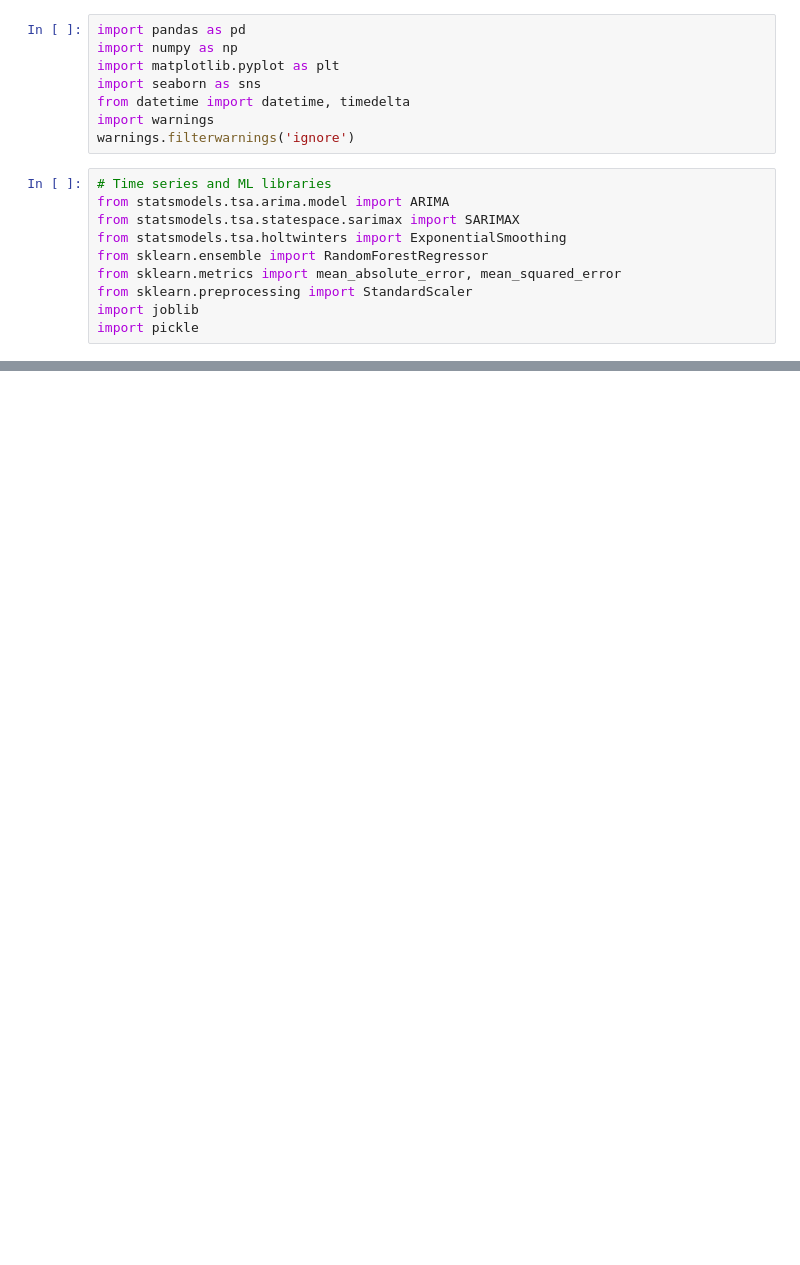
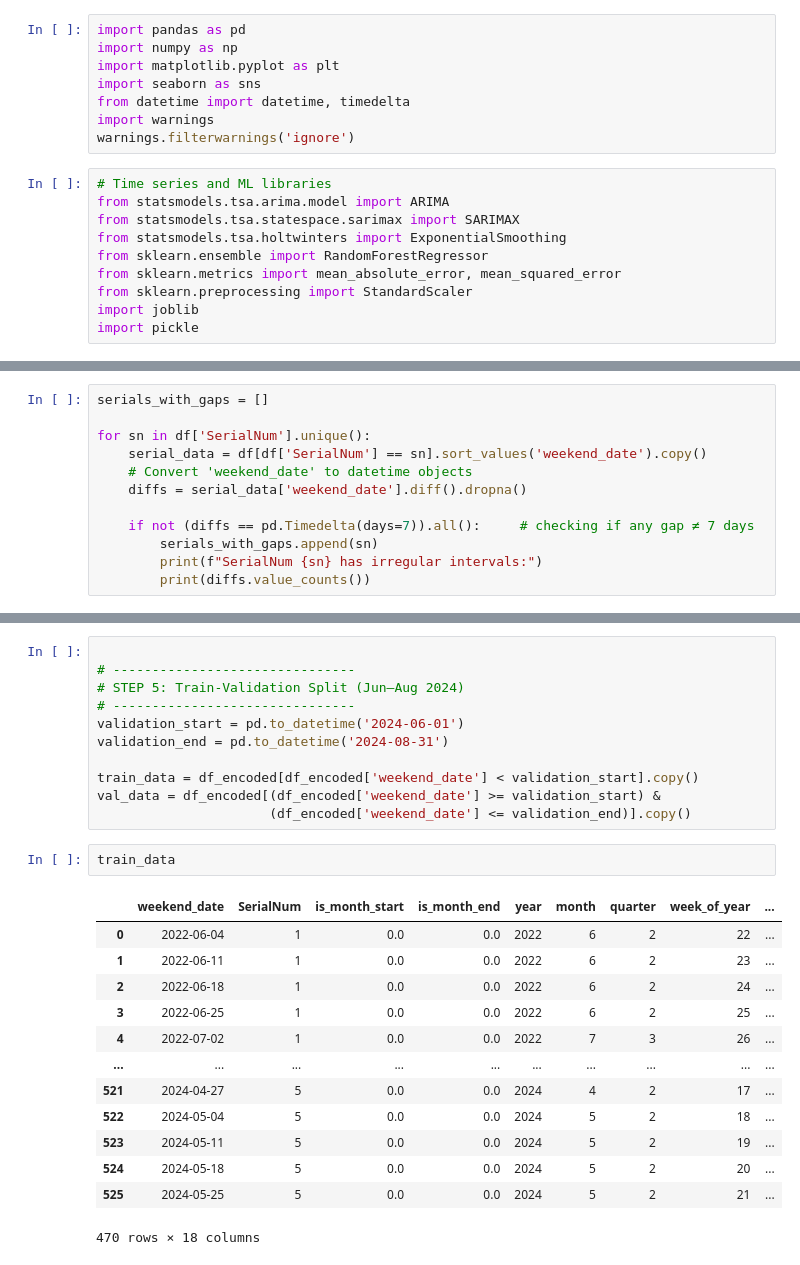
Before and after one commit to Pankaj-2003/Assignment, a Jupyter notebook: Modelling.ipynb, the cells around one changed output, grey strips where cells are left out. Cells and saved outputs as stored; diff of their text form; blank space fills up the shorter version.

```diff
--- a/Modelling.ipynb
+++ b/Modelling.ipynb
@@ -22,0 +25,12 @@ df = pd.read_csv('.csv')
+# %%
+serials_with_gaps = []
+
+for sn in df['SerialNum'].unique():
+    serial_data = df[df['SerialNum'] == sn].sort_values('weekend_date').copy()
+    # Convert 'weekend_date' to datetime objects
+    diffs = serial_data['weekend_date'].diff().dropna()
+
+    if not (diffs == pd.Timedelta(days=7)).all():     # checking if any gap ≠ 7 days
+        serials_with_gaps.append(sn)
+        print(f"SerialNum {sn} has irregular intervals:")
+        print(diffs.value_counts())
@@ -22,0 +192,27 @@ df = pd.read_csv('.csv')
+# %%
+
+# -------------------------------
+# STEP 5: Train-Validation Split (Jun–Aug 2024)
+# -------------------------------
+validation_start = pd.to_datetime('2024-06-01')
+validation_end = pd.to_datetime('2024-08-31')
+
+train_data = df_encoded[df_encoded['weekend_date'] < validation_start].copy()
+val_data = df_encoded[(df_encoded['weekend_date'] >= validation_start) &
+                      (df_encoded['weekend_date'] <= validation_end)].copy()
+# %%
+train_data
+# %% [output]
+|  | weekend_date | SerialNum | is_month_start | is_month_end | year | month | quarter | week_of_year | ... |
+| 0 | 2022-06-04 | 1 | 0.0 | 0.0 | 2022 | 6 | 2 | 22 | ... |
+| 1 | 2022-06-11 | 1 | 0.0 | 0.0 | 2022 | 6 | 2 | 23 | ... |
+| 2 | 2022-06-18 | 1 | 0.0 | 0.0 | 2022 | 6 | 2 | 24 | ... |
+| 3 | 2022-06-25 | 1 | 0.0 | 0.0 | 2022 | 6 | 2 | 25 | ... |
+| 4 | 2022-07-02 | 1 | 0.0 | 0.0 | 2022 | 7 | 3 | 26 | ... |
+| ... | ... | ... | ... | ... | ... | ... | ... | ... | ... |
+| 521 | 2024-04-27 | 5 | 0.0 | 0.0 | 2024 | 4 | 2 | 17 | ... |
+| 522 | 2024-05-04 | 5 | 0.0 | 0.0 | 2024 | 5 | 2 | 18 | ... |
+| 523 | 2024-05-11 | 5 | 0.0 | 0.0 | 2024 | 5 | 2 | 19 | ... |
+| 524 | 2024-05-18 | 5 | 0.0 | 0.0 | 2024 | 5 | 2 | 20 | ... |
+| 525 | 2024-05-25 | 5 | 0.0 | 0.0 | 2024 | 5 | 2 | 21 | ... |
+470 rows × 18 columns
```
Also changed, not shown: parts of 31 cells of this notebook.
